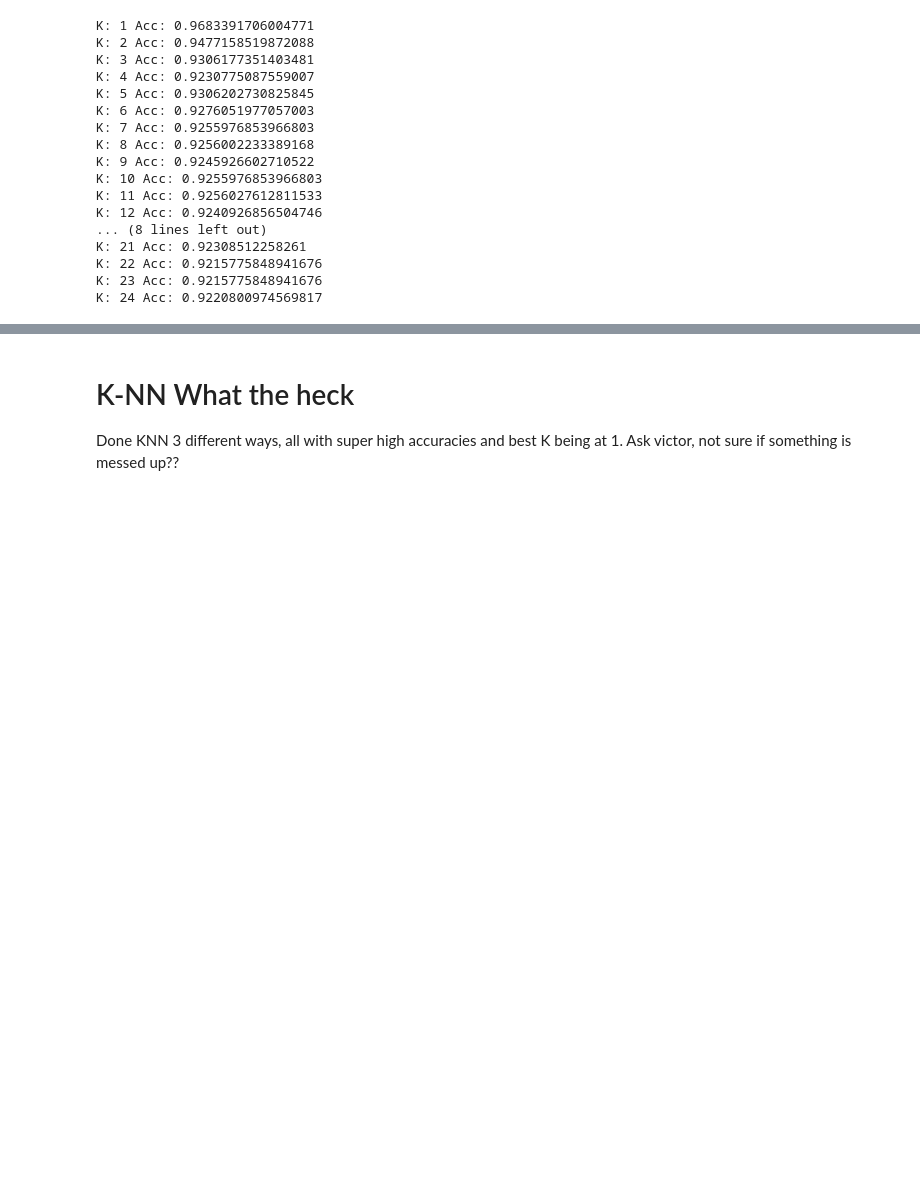
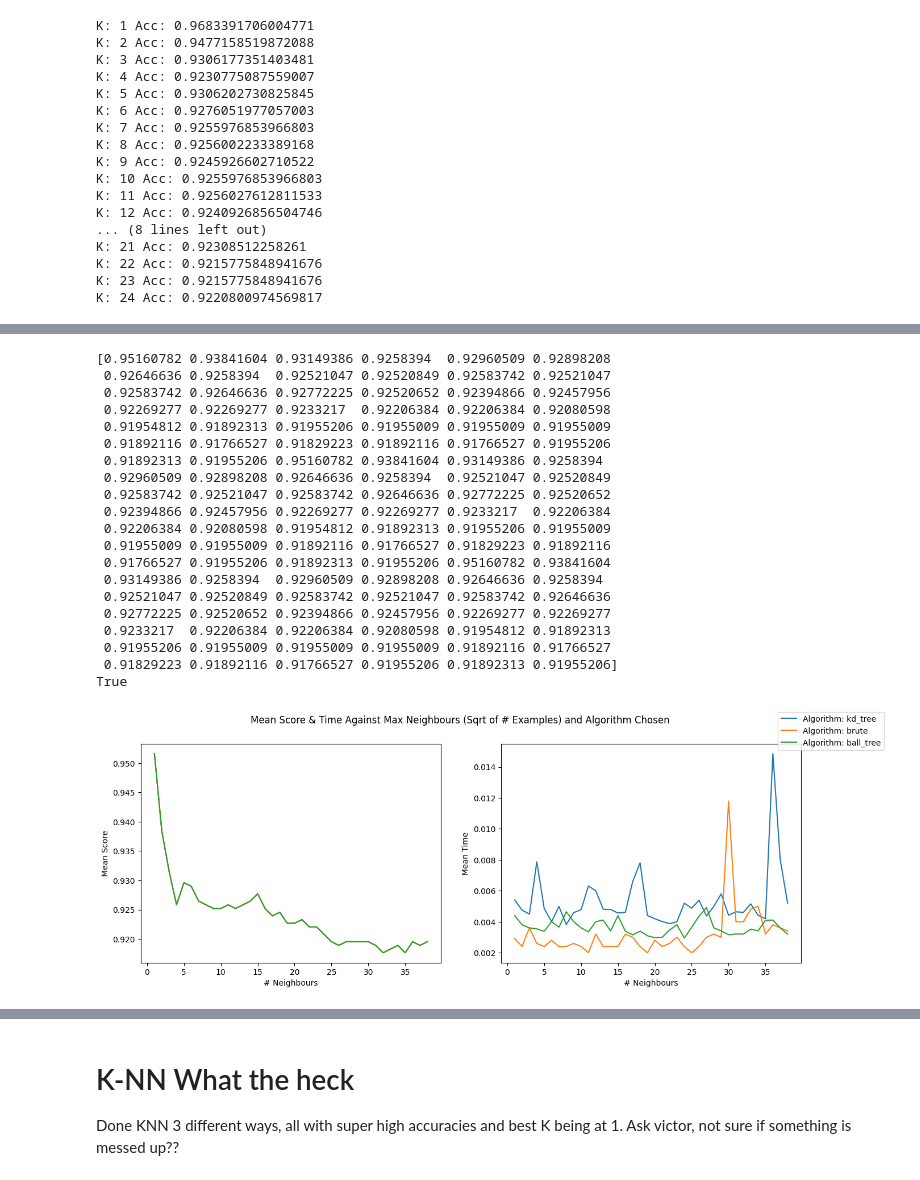
Before and after one commit to sogoodmo/ZenAI-3YP, a Jupyter notebook: JupyterNotebooks/K-NN.ipynb, the cells around one changed output, grey strips where cells are left out. Cells and saved outputs as stored; diff of their text form; code cells hidden in the pictures; blank space fills up the shorter version.

```diff
--- a/JupyterNotebooks/K-NN.ipynb
+++ b/JupyterNotebooks/K-NN.ipynb
@@ -173,0 +208,50 @@ knn_gscv.best_params_
+# %%
+import matplotlib.pyplot as plt
+att = [x for x in knn_gscv.cv_results_]
+
+scores = [x for x in knn_gscv.cv_results_['mean_test_score']]
+times = [x for x in knn_gscv.cv_results_['mean_fit_time']]
+
+
+# This line is showing that, apprently the score for each algorithm is EXACTLY the same, which I'm refusing the believe
+print(knn_gscv.cv_results_['mean_test_score'])
+print(scores[:114//3] == scores[114//3: 2 * (114//3)] == scores[2 * (114//3) : 3 * (114 // 3)])
+
+
+scores = np.array(scores).reshape(len(knn_algorithms), max_neighbours-1)
+times = np.array(times).reshape(len(knn_algorithms), max_neighbours-1)
+
+fig, (ax1, ax2) = plt.subplots(1, 2, figsize=(15, 5))
+fig.suptitle('Mean Score & Time Against Max Neighbours (Sqrt of # Examples) and Algorithm Chosen')
+for idx, alg in enumerate(knn_algorithms):
+    ax1.plot(range(1, max_neighbours), scores[idx], label='Algorithm: ' + alg)
+    ax2.plot(range(1, max_neighbours), times[idx], label='Algorithm: ' + alg)
+
+ax1.set(xlabel='# Neighbours', ylabel='Mean Score')
+ax2.set(xlabel='# Neighbours', ylabel='Mean Time')
+
+handles, labels = ax1.get_legend_handles_labels()
+fig.legend(handles, labels, loc='upper right')
+plt.show()
+# %% [output]
+[0.95160782 0.93841604 0.93149386 0.9258394  0.92960509 0.92898208
+ 0.92646636 0.9258394  0.92521047 0.92520849 0.92583742 0.92521047
+ 0.92583742 0.92646636 0.92772225 0.92520652 0.92394866 0.92457956
+ 0.92269277 0.92269277 0.9233217  0.92206384 0.92206384 0.92080598
+ 0.91954812 0.91892313 0.91955206 0.91955009 0.91955009 0.91955009
+ 0.91892116 0.91766527 0.91829223 0.91892116 0.91766527 0.91955206
+ 0.91892313 0.91955206 0.95160782 0.93841604 0.93149386 0.9258394
+ 0.92960509 0.92898208 0.92646636 0.9258394  0.92521047 0.92520849
+ 0.92583742 0.92521047 0.92583742 0.92646636 0.92772225 0.92520652
+ 0.92394866 0.92457956 0.92269277 0.92269277 0.9233217  0.92206384
+ 0.92206384 0.92080598 0.91954812 0.91892313 0.91955206 0.91955009
+ 0.91955009 0.91955009 0.91892116 0.91766527 0.91829223 0.91892116
+ 0.91766527 0.91955206 0.91892313 0.91955206 0.95160782 0.93841604
+ 0.93149386 0.9258394  0.92960509 0.92898208 0.92646636 0.9258394
+ 0.92521047 0.92520849 0.92583742 0.92521047 0.92583742 0.92646636
+ 0.92772225 0.92520652 0.92394866 0.92457956 0.92269277 0.92269277
+ 0.9233217  0.92206384 0.92206384 0.92080598 0.91954812 0.91892313
+ 0.91955206 0.91955009 0.91955009 0.91955009 0.91892116 0.91766527
+ 0.91829223 0.91892116 0.91766527 0.91955206 0.91892313 0.91955206]
+True
+[figure, added]
```
Also changed, not shown: parts of 7 cells of this notebook, 4 other files.
